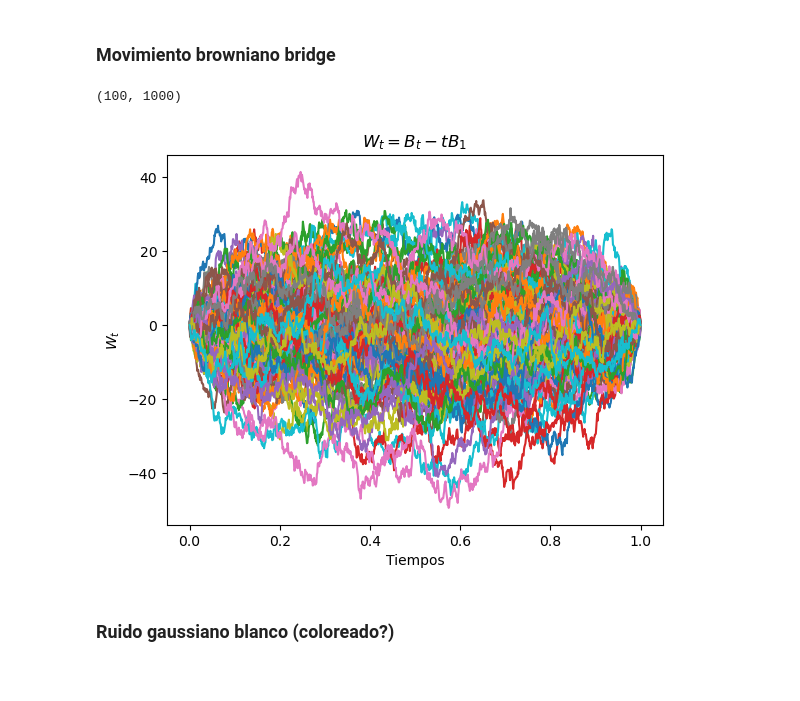
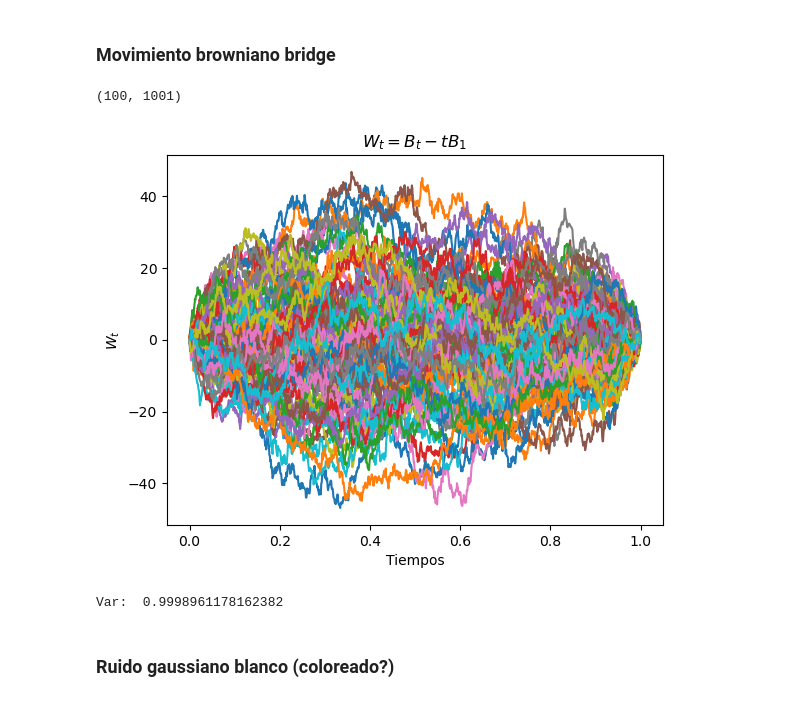
Before and after one commit to msanchezr99/Talleres_estocasticos1, a Jupyter notebook: Procesos_estoc_continuos/Proc_cont.ipynb, the cells around one changed output. Cells and saved outputs as stored; diff of their text form; code cells hidden in the pictures.

Commit message:
Arreglado uso de dt en Bridge

```diff
--- a/Procesos_estoc_continuos/Proc_cont.ipynb
+++ b/Procesos_estoc_continuos/Proc_cont.ipynb
@@ -27,14 +27,13 @@ T=1#Horizonte de tiempo
 s=10000 # num de subintervalos
 n=s+1
 d=5
-time=np.linspace(0,T,s+1)#Con n=s+1 puntos obtengo 0=t_0<...<t_n=T, n subintervalos
+time=np.linspace(0,T,n)#Con n=s+1 puntos obtengo 0=t_0<...<t_n=T, n subintervalos
 dt=T/n
 
-dB=bm.get_dB(n+1,dt=dt,random_state=5)
+dB=bm.get_dB(n,dt=dt,random_state=5)
 print("size dB: ", dB.size)
-B=bm.get_B(n+1,dt=dt,random_state=5)
-print("Size B: ", B.size)
-
+B=bm.get_B(n,dt=dt,random_state=5)
+print("var B: ",np.var(dB))
 
 # dB = get_dB(1_000)
 # B  = get_B(1_000)
@@ -52,14 +51,14 @@ title = "Trayectoria de movimiento browniano"
 plt.subplot(2, 2, 2)
 plt.plot(time, B.T)
 plt.gca().set_title(title, fontsize=15)
-plt.xticks(fontsize=15)
-plt.yticks(fontsize=15)
+plt.xticks(fontsize=10)
+plt.yticks(fontsize=10)
 
 title = "Variación cuadrática browniano"
 plt.subplot(2, 2, 3)
 plt.plot(time,bm.quadratic_variation(B).T)
 plt.gca().set_title(title, fontsize=15)
-plt.xticks(fontsize=15)
-plt.yticks(fontsize=15)
+plt.xticks(fontsize=10)
+plt.yticks(fontsize=10)
 # %% [output]
 size dB:  10001
@@ -163,41 +163,48 @@ def mae(y:np.array,y_hat:np.array)->float:
 # %% [markdown]
 ###  Movimiento browniano bridge
 # %%
-n=1000
+T=1
+n=1001
+dt=T/(n-1)
 d=100
 Bridge=bm.get_Bridge_matrix(n,d)
 print(Bridge.shape)
 # Graficamos el movimiento browniano de Bridge
 fig, ax = plt.subplots()
 ax.plot(np.linspace(0,1,n),Bridge.T)
 ax.set_title("$W_t = B_t -tB_1$")
 ax.set_xlabel("Tiempos")
 ax.set_ylabel("$W_t$")
 plt.show()
 
 
 #Medidas de centraldiad y dispersión:
 #Media: (cada columna (Bridge[:,i]) es muestra de W_t para t=i*dt)
 #Covarianza
 mu_hat_t,cov_hat_st=empiric_matrix_stats(Bridge)
+np.mean(mu_hat_t)
+dBridge=bm.dif_B(Bridge)
+print("Var: ", np.var(dBridge))
+
 
 
 # title = "$W_t = B_t -tB_1$"
 # plt.subplot(1, 2, 1)
 # plt.plot(np.linspace(0,1,n),Bridge.T)
 # plt.gca().set_title(title, fontsize=15)
 # plt.xticks(fontsize=15)
 # plt.yticks(fontsize=15)
 
 # title = "Correlated Brownian motion paths"
 # plt.subplot(1, 2, 2)
 # plt.plot(np.linspace(0,1,n),Bridge.T)
 # plt.gca().set_title(title, fontsize=15)
 # plt.xticks(fontsize=15)
 # plt.yticks(fontsize=15)
 # %% [output]
-(100, 1000)
+(100, 1001)
-[figure, old version]
+[figure, new version]
+Var:  0.9998961178162382
 # %% [markdown]
 ### Ruido gaussiano blanco (coloreado?)
 # %%
```
Also changed, not shown: parts of 2 cells of this notebook.
